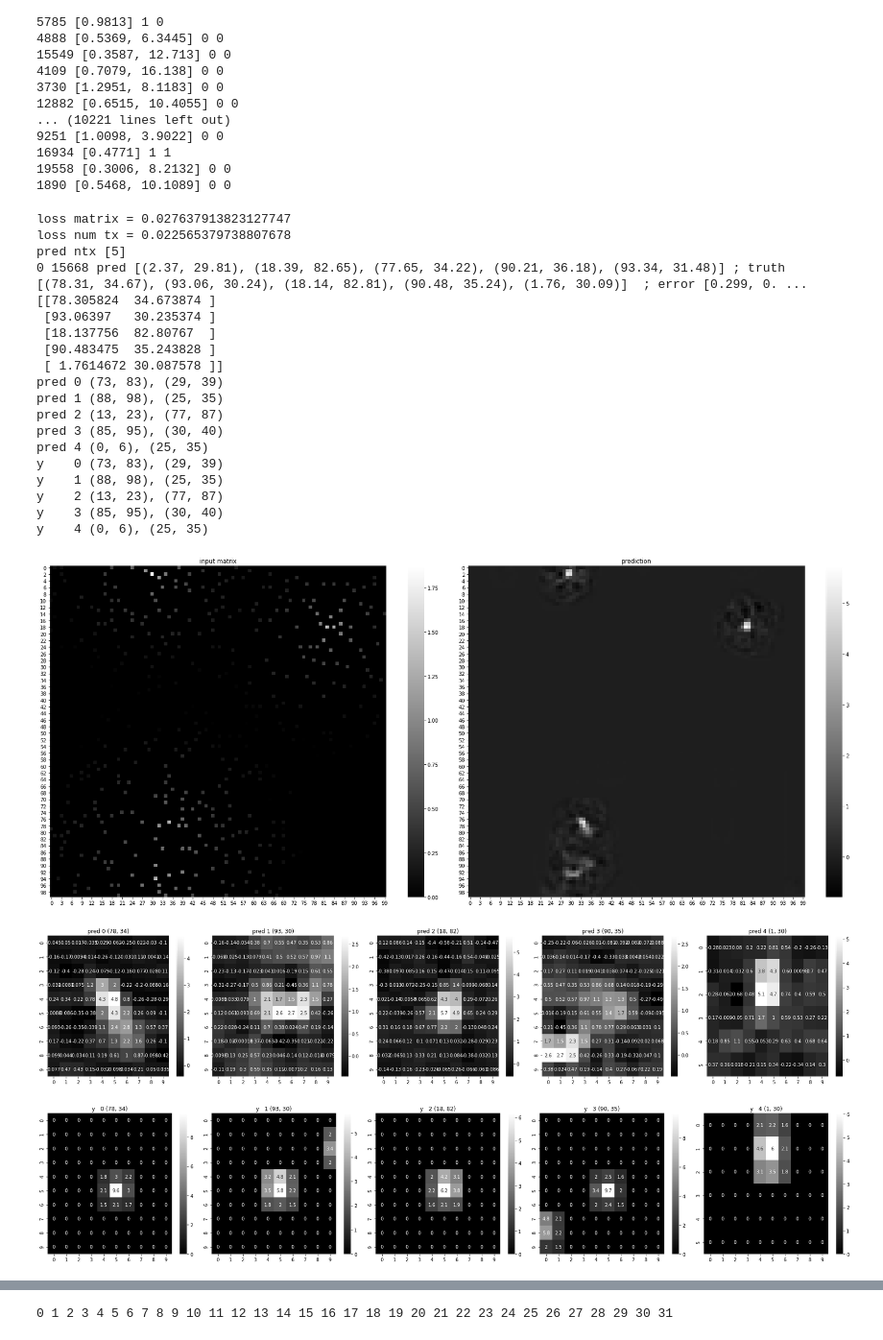
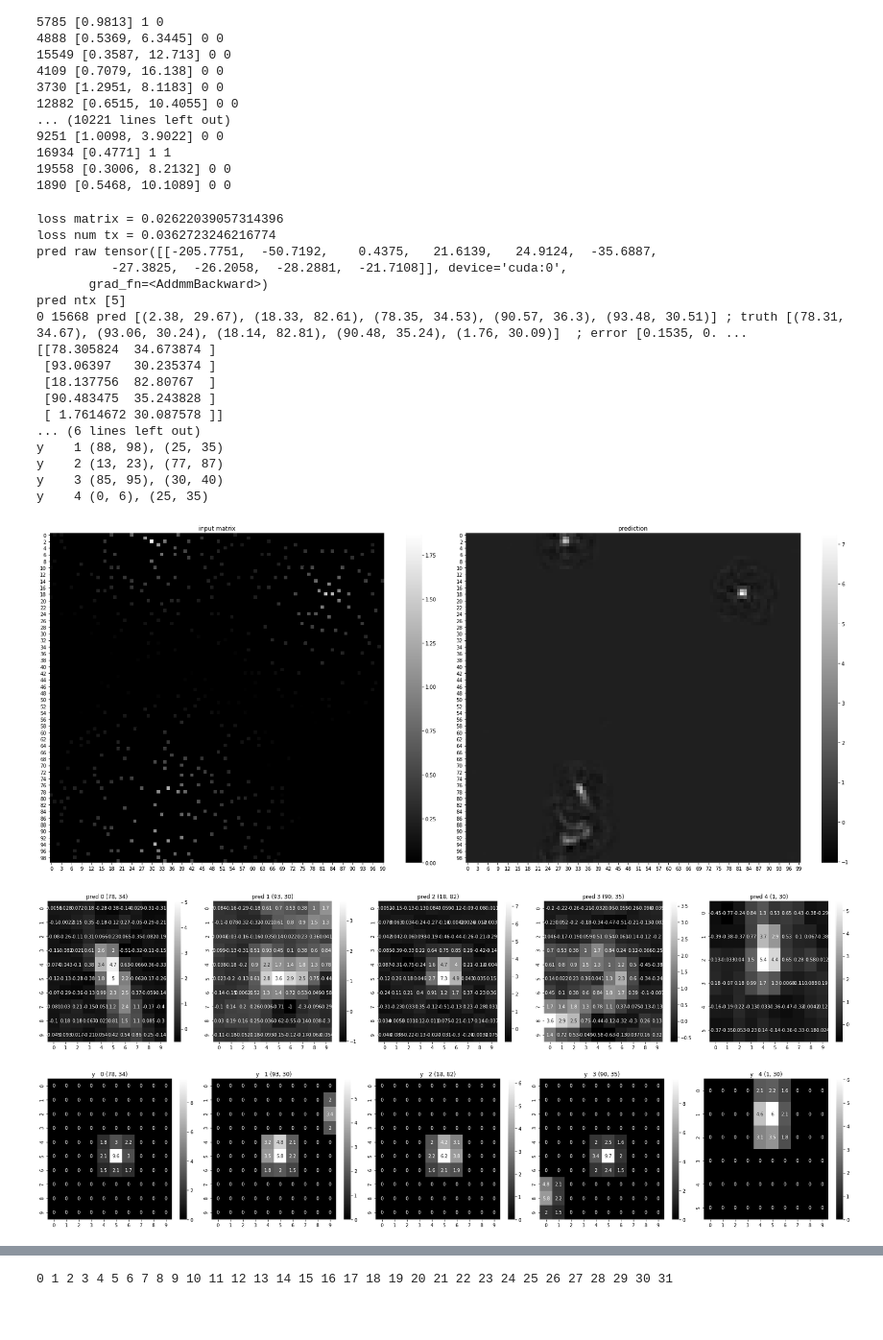
Before and after one commit to caitaozhan/deeplearning-localization, a Jupyter notebook: CNN-translation-multi-rand-dist-upbound.ipynb, the cells around one changed output, grey strips where cells are left out. Shown at 96% size. Saved outputs shown, nothing was run; the diff lists cells and outputs as text; code cells hidden in the pictures.

```diff
--- a/CNN-translation-multi-rand-dist-upbound.ipynb
+++ b/CNN-translation-multi-rand-dist-upbound.ipynb
@@ -65,7 +65,7 @@ class Metrics:
     '''Evaluation metrics
     '''
     @staticmethod
-    def localization_error_image_continuous(pred_batch, pred_ntx, truth_batch, index, grid_len, peak_threshold=0.1, debug=False):
+    def localization_error_image_continuous(pred_batch, pred_ntx, truth_batch, index, grid_len, peak_threshold, debug=False):
         '''Continuous -- for single TX
            euclidian error when modeling the output representation is a matrix (image)
            both pred and truth are batches, typically a batch of 32
@@ -615,12 +629,23 @@ train loss for image translation
 # %%
 # evaluation for all test samples
+device = torch.device('cuda')
+model1 = NetTranslation4()
+model1.load_state_dict(torch.load(path1))
+model1 = model1.to(device)
+model2 = NetNumTx(max_ntx)
+model2.load_state_dict(torch.load(path2))
+model2.to(device)
+model2 = model2.to(device)
+
+model1.eval()
+model2.eval()
+
 
 test_index, test_errors1, test_misses1, test_falses1 = [], [], [], []
 ntx_correct, ntx_total = 0, 0
 tx_num_total = 0
+test_index_ntx_wrong = []
 
-model1.eval()
-model2.eval()
 for t, sample in enumerate(sensor_input_test_dataloader):
     if t % 10 == 9:
         print(t, end=' ')
@@ -639,7 +664,7 @@ for t, sample in enumerate(sensor_input_test_dataloader):
     _, pred_ntx = pred_ntx.data.cpu().max(1)
     pred_ntx = (pred_ntx+1).numpy()      # class 0 means 1 TX, class 1 means 2 TX etc...
 
-    errors, misses, falses = Metrics.localization_error_image_continuous(pred_matrix, pred_ntx, y_float, indx, Default.grid_length)
+    errors, misses, falses = Metrics.localization_error_image_continuous(pred_matrix, pred_ntx, y_float, indx, Default.grid_length, 1)
     test_errors1.extend(errors)
     test_misses1.extend(misses)
     test_falses1.extend(falses)
@@ -647,6 +672,9 @@ for t, sample in enumerate(sensor_input_test_dataloader):
     ntx_correct += (pred_ntx == y_num2).sum()
     ntx_total += len(pred_ntx)
     tx_num_total += y_num2.sum()
+    for idx, boolean in zip(indx, pred_ntx == y_num2):
+        if boolean == False:
+            test_index_ntx_wrong.append(idx)
 
 print()
 test_errors1_tmp = [val for sublist in test_errors1 for val in sublist]
@@ -737,6 +770,13 @@ def myplot3(pred, y, y_float):
 # %%
 # Test for one sample
 
+# idx = 15668  # two TX close, one peak covers the other
+# idx = 7329  # two TX close, one peak covers the other
+# idx = 18327    # one TX cannot meet peak threshold at low sensor density area
+# idx = 2418   # edge issue
+# idx = 8662    # one TX cannot meet peak threshold at low sensor density area
+# idx = 12289   # one TX cannot meet peak threshold at low sensor density area
+idx = 12215 # too close to call (tctc)
 idx = 15668
 
 def one_sample(idx):
@@ -762,6 +802,7 @@ def one_sample(idx):
     print('loss num tx =', loss_num_tx.item())
 
     pred_matrix = pred_matrix.data.cpu().numpy()
+    print('pred raw', pred_ntx)
     _, pred_ntx = pred_ntx.data.cpu().max(1)
     pred_ntx = (pred_ntx+1).numpy()    # class 0 means 1 TX, class 1 means 2 TX etc...
     print('pred ntx', pred_ntx)
@@ -777,45 +818,42 @@ def one_sample(idx):
     plt.tight_layout()
     np.savetxt('test.txt', pred_matrix)
     y = y.data.cpu().numpy()[0][0]
     y_f = y_f[0]
     myplot3(pred_matrix, y, y_f)
 
     fig, axes = plt.subplots(2, int(len(y_f)/2 + 0.5), figsize=(25, 12))
     for i in range(len(y_f)):
         a, b = y_f[i]
         a, b = int(a), int(b)
         a1 = a-10 if a >= 10 else 0
         a2 = a+10 if a <= Default.grid_length-10 else Default.grid_length
         b1 = b-10 if b >= 10 else 0
         b2 = b+10 if b <= Default.grid_length-10 else Default.grid_length
         sns.heatmap(X[a1:a2,b1:b2], cmap='gray', annot=True, ax=axes.flat[i])
         axes.flat[i].set_title(f'Input image at {i} ({a}, {b})')
     fig.tight_layout()
 
-
 one_sample(idx)
 # %% [output]
-loss matrix = 0.027637913823127747
-loss num tx = 0.022565379738807678
+loss matrix = 0.02622039057314396
+loss num tx = 0.0362723246216774
+pred raw tensor([[-205.7751,  -50.7192,    0.4375,   21.6139,   24.9124,  -35.6887,
+          -27.3825,  -26.2058,  -28.2881,  -21.7108]], device='cuda:0',
+       grad_fn=<AddmmBackward>)
 pred ntx [5]
-0 15668 pred [(2.37, 29.81), (18.39, 82.65), (77.65, 34.22), (90.21, 36.18), (93.34, 31.48)] ; truth [(78.31, 34.67), (93.06, 30.24), (18.14, 82.81), (90.48, 35.24), (1.76, 30.09)]  ; error [0.299, 0. ...
+0 15668 pred [(2.38, 29.67), (18.33, 82.61), (78.35, 34.53), (90.57, 36.3), (93.48, 30.51)] ; truth [(78.31, 34.67), (93.06, 30.24), (18.14, 82.81), (90.48, 35.24), (1.76, 30.09)]  ; error [0.1535, 0. ...
 [[78.305824  34.673874 ]
  [93.06397   30.235374 ]
  [18.137756  82.80767  ]
  [90.483475  35.243828 ]
  [ 1.7614672 30.087578 ]]
-pred 0 (73, 83), (29, 39)
-pred 1 (88, 98), (25, 35)
-pred 2 (13, 23), (77, 87)
-pred 3 (85, 95), (30, 40)
-pred 4 (0, 6), (25, 35)
-y    0 (73, 83), (29, 39)
+... (6 lines left out)
 y    1 (88, 98), (25, 35)
 y    2 (13, 23), (77, 87)
 y    3 (85, 95), (30, 40)
 y    4 (0, 6), (25, 35)
-[figure, old version]
+[figure, new version]
-[figure, old version]
+[figure, new version]
 [figure]
 [figure]
 # %%
```
Also changed, not shown: parts of 5 cells of this notebook, 3 other files.
